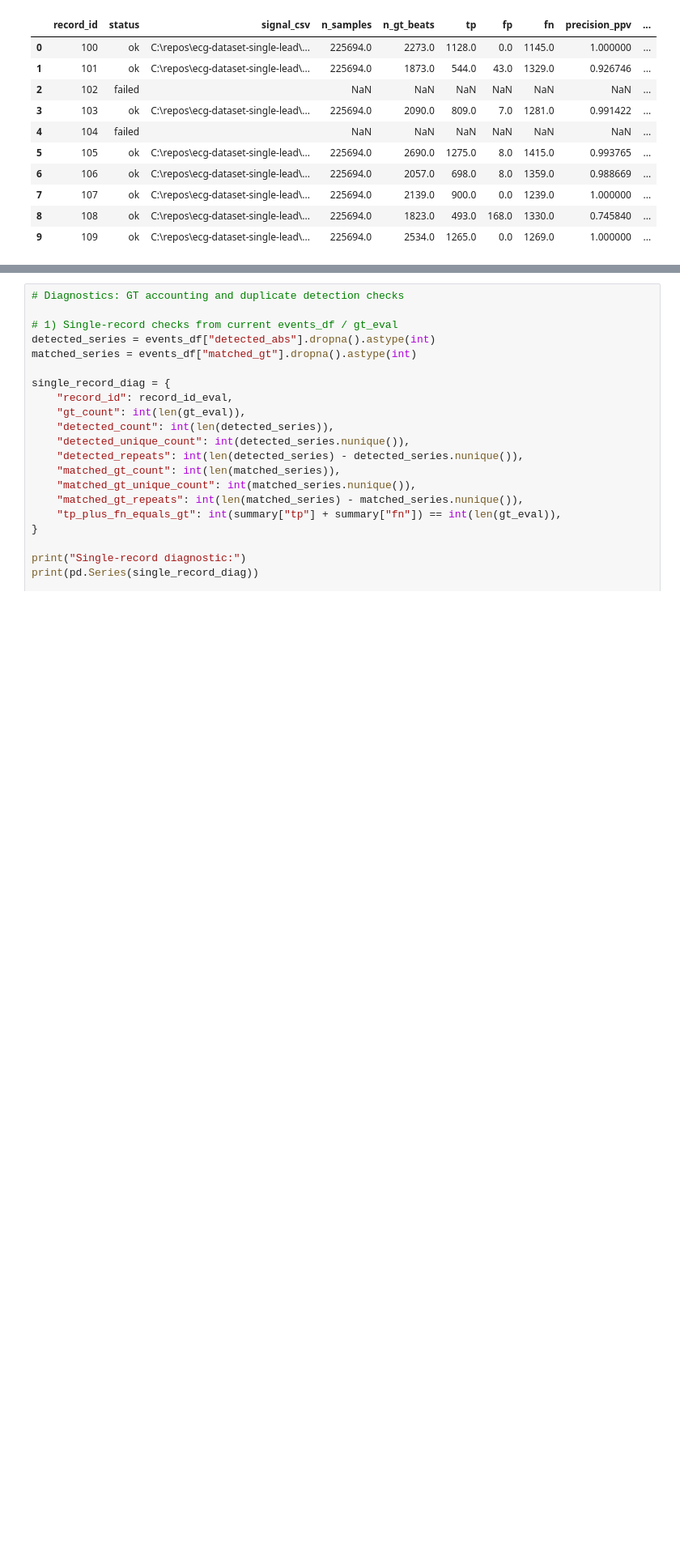
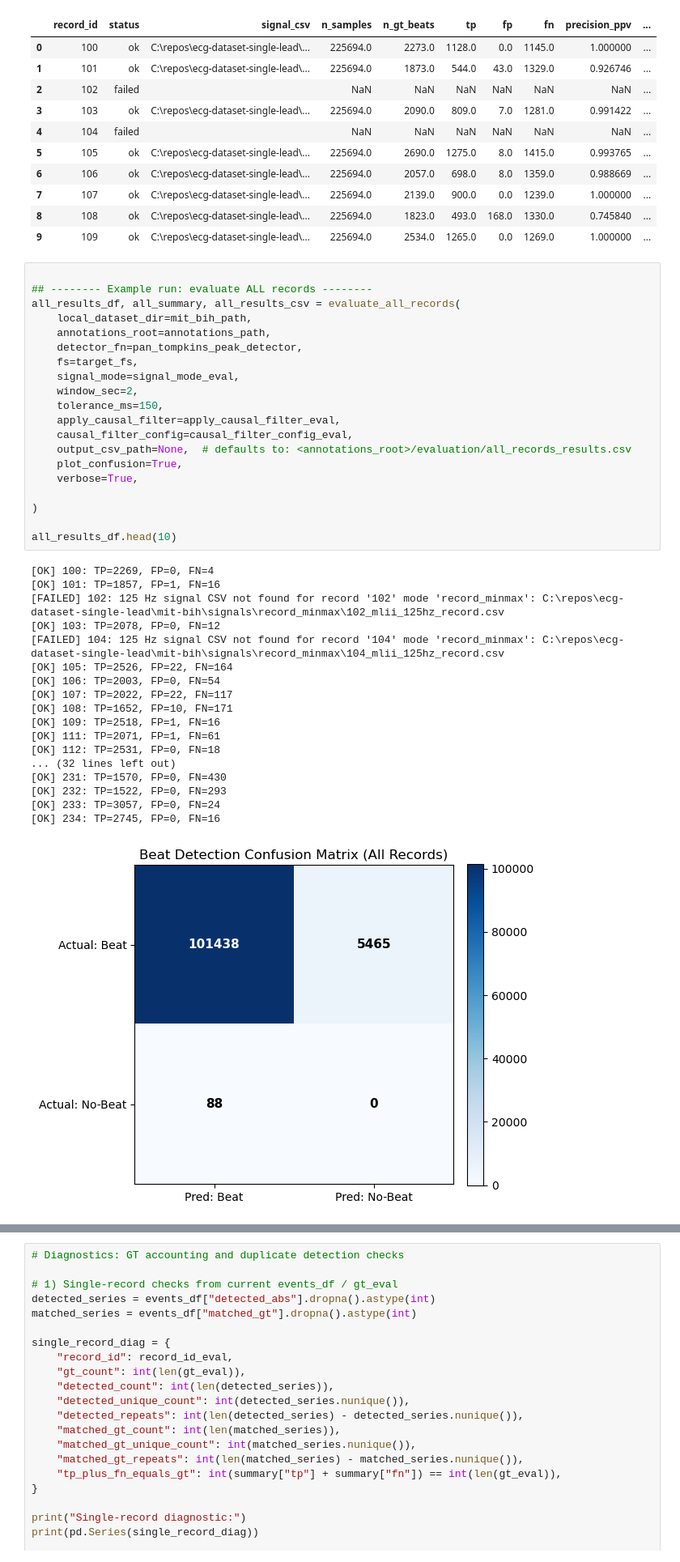
Before and after one commit to amendozag88/ecg-dataset-single-lead, a Jupyter notebook: preprocessing_for_rpeak.ipynb, the cells around one changed output, grey strips where cells are left out. Shown at 81% size. Drawn from its saved outputs; the diff is of its cells as text; blank space fills up the shorter version.

```diff
--- a/preprocessing_for_rpeak.ipynb
+++ b/preprocessing_for_rpeak.ipynb
@@ -1075,3 +1075,42 @@ Saved per-record results to: C:\repos\ecg-dataset-single-lead\mit-bih\evaluation
 | 7 | 107 | ok | C:\repos\ecg-dataset-single-lead\... | 225694.0 | 2139.0 | 900.0 | 0.0 | 1239.0 | 1.000000 | ... |
 | 8 | 108 | ok | C:\repos\ecg-dataset-single-lead\... | 225694.0 | 1823.0 | 493.0 | 168.0 | 1330.0 | 0.745840 | ... |
 | 9 | 109 | ok | C:\repos\ecg-dataset-single-lead\... | 225694.0 | 2534.0 | 1265.0 | 0.0 | 1269.0 | 1.000000 | ... |
+# %%
+
+## -------- Example run: evaluate ALL records --------
+all_results_df, all_summary, all_results_csv = evaluate_all_records(
+    local_dataset_dir=mit_bih_path,
+    annotations_root=annotations_path,
+    detector_fn=pan_tompkins_peak_detector,
+    fs=target_fs,
+    signal_mode=signal_mode_eval,
+    window_sec=2,
+    tolerance_ms=150,
+    apply_causal_filter=apply_causal_filter_eval,
+    causal_filter_config=causal_filter_config_eval,
+    output_csv_path=None,  # defaults to: <annotations_root>/evaluation/all_records_results.csv
+    plot_confusion=True,
+    verbose=True,
+
+)
+
+all_results_df.head(10)
+# %% [output]
+[OK] 100: TP=2269, FP=0, FN=4
+[OK] 101: TP=1857, FP=1, FN=16
+[FAILED] 102: 125 Hz signal CSV not found for record '102' mode 'record_minmax': C:\repos\ecg-dataset-single-lead\mit-bih\signals\record_minmax\102_mlii_125hz_record.csv
+[OK] 103: TP=2078, FP=0, FN=12
+[FAILED] 104: 125 Hz signal CSV not found for record '104' mode 'record_minmax': C:\repos\ecg-dataset-single-lead\mit-bih\signals\record_minmax\104_mlii_125hz_record.csv
+[OK] 105: TP=2526, FP=22, FN=164
+[OK] 106: TP=2003, FP=0, FN=54
+[OK] 107: TP=2022, FP=22, FN=117
+[OK] 108: TP=1652, FP=10, FN=171
+[OK] 109: TP=2518, FP=1, FN=16
+[OK] 111: TP=2071, FP=1, FN=61
+[OK] 112: TP=2531, FP=0, FN=18
+... (32 lines left out)
+[OK] 231: TP=1570, FP=0, FN=430
+[OK] 232: TP=1522, FP=0, FN=293
+[OK] 233: TP=3057, FP=0, FN=24
+[OK] 234: TP=2745, FP=0, FN=16
+[figure, added]
```
Also changed, not shown: parts of 5 cells of this notebook, 3 other files.
